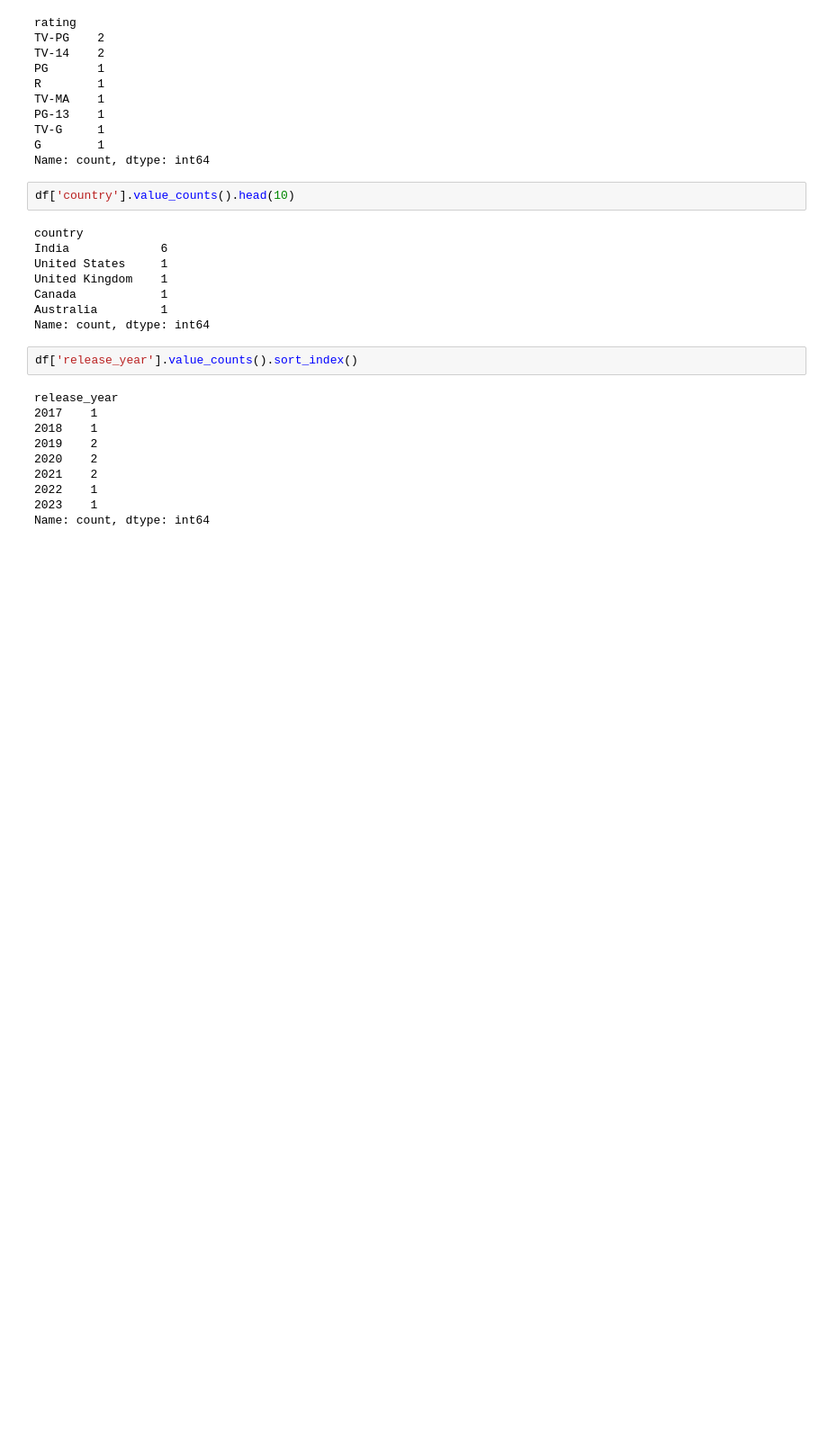
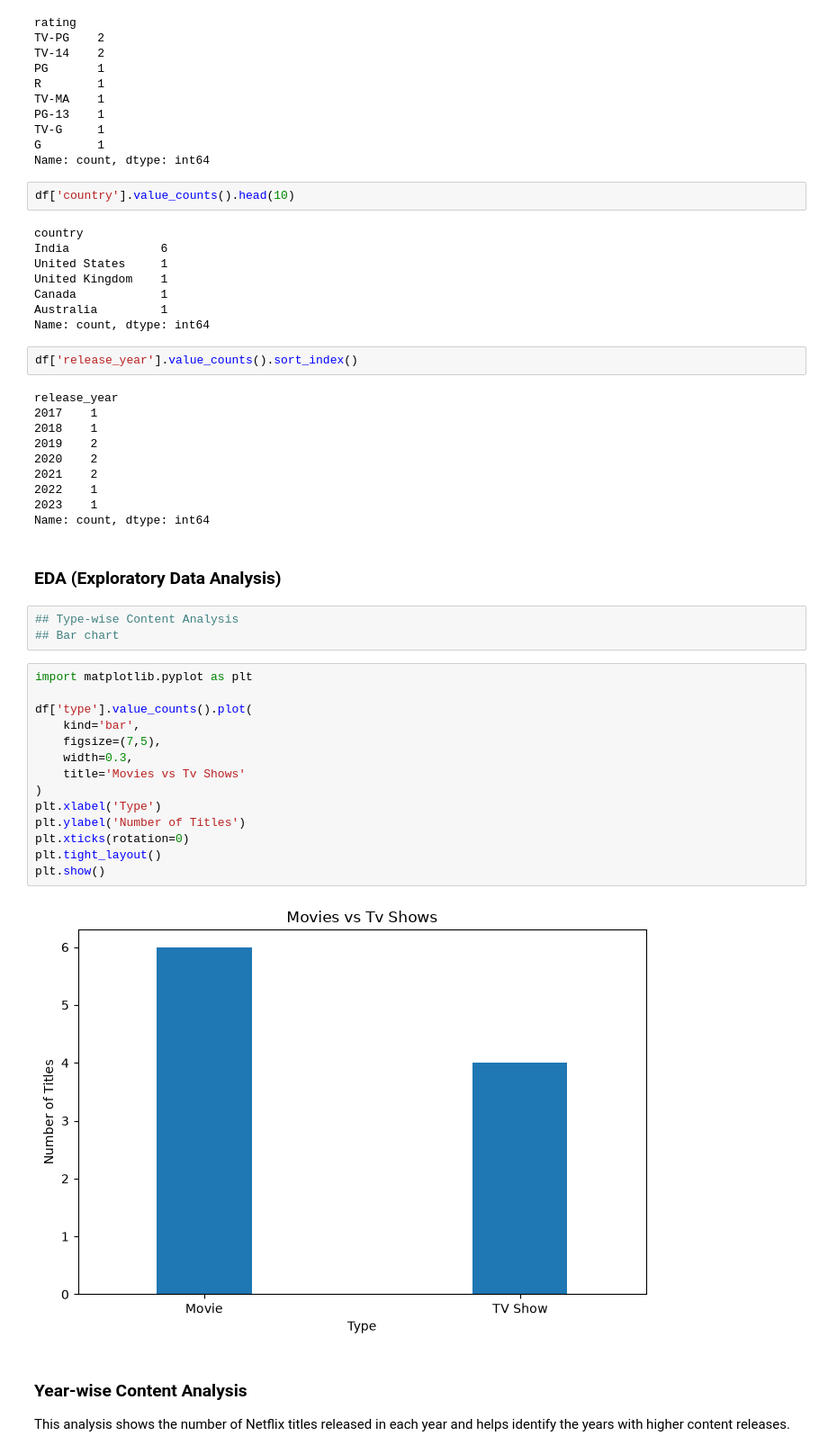
Before and after one commit to shradhaj042-byte/netflix_title-data_Analysis-2, a Jupyter notebook: Project.ipynb, the cells around one changed output. Shown at 90% size. Drawn from its saved outputs; the diff is of its cells as text; blank space fills up the shorter version.

```diff
--- a/Project.ipynb
+++ b/Project.ipynb
@@ -253,3 +253,28 @@ release_year
 2022    1
 2023    1
 Name: count, dtype: int64
+# %% [markdown]
+### EDA (Exploratory Data Analysis)
+# %%
+## Type-wise Content Analysis
+## Bar chart
+# %%
+import matplotlib.pyplot as plt
+
+df['type'].value_counts().plot(
+    kind='bar',
+    figsize=(7,5),
+    width=0.3,
+    title='Movies vs Tv Shows'
+)
+plt.xlabel('Type')
+plt.ylabel('Number of Titles')
+plt.xticks(rotation=0)
+plt.tight_layout()
+plt.show()
+# %% [output]
+[figure, added]
+# %% [markdown]
+### Year-wise Content Analysis
+
+This analysis shows the number of Netflix titles released in each year and helps identify the years with higher content releases.
```
Also changed, not shown: parts of 5 cells of this notebook.
